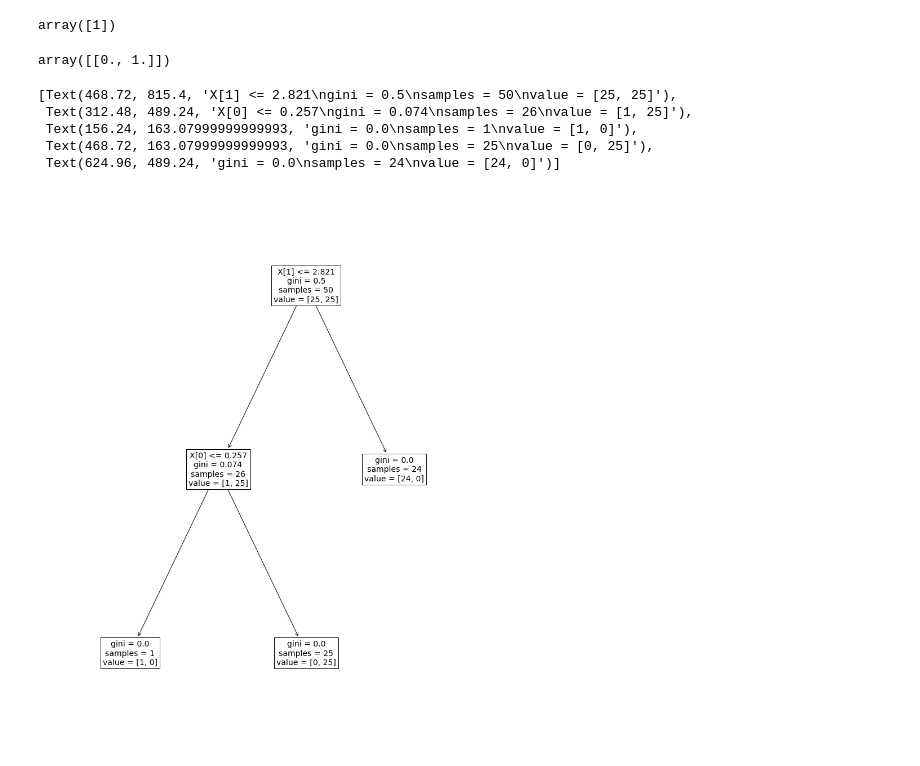
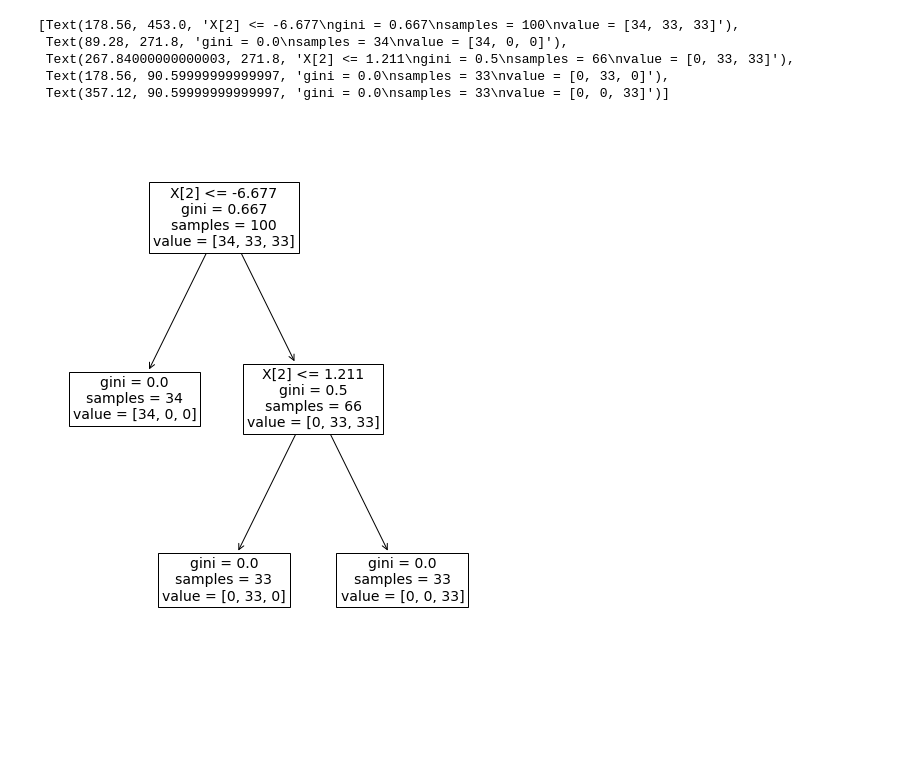
Before and after one commit to werowe/MLBook, a Jupyter notebook: DecisionTree.ipynb, the cells around one changed output. Drawn from its saved outputs; the diff is of its cells as text; code cells hidden in the pictures; blank space fills up the shorter version.

```diff
--- a/DecisionTree.ipynb
+++ b/DecisionTree.ipynb
@@ -4,26 +4,18 @@ import matplotlib.pyplot as plt
 from sklearn import tree
 from sklearn.datasets import make_blobs
 
-X , y = make_blobs(n_samples=50, centers=2, random_state=0)
+x,y = make_blobs(n_samples=100, n_features=3)
 
 clf = tree.DecisionTreeClassifier()
 
-clf = clf.fit(X, y)
-
-clf.predict([[2., 2.]])
+clf = clf.fit(x, y)
-# %% [output]
-array([1])
-# %%
-clf.predict_proba([[2., 2.]])
-# %% [output]
-array([[0., 1.]])
 # %%
-plt.figure(figsize= [14, 18])
+plt.figure(figsize= [8, 10])
 tree.plot_tree(clf,fontsize=14)
 # %% [output]
-[Text(468.72, 815.4, 'X[1] <= 2.821\ngini = 0.5\nsamples = 50\nvalue = [25, 25]'),
- Text(312.48, 489.24, 'X[0] <= 0.257\ngini = 0.074\nsamples = 26\nvalue = [1, 25]'),
- Text(156.24, 163.07999999999993, 'gini = 0.0\nsamples = 1\nvalue = [1, 0]'),
- Text(468.72, 163.07999999999993, 'gini = 0.0\nsamples = 25\nvalue = [0, 25]'),
- Text(624.96, 489.24, 'gini = 0.0\nsamples = 24\nvalue = [24, 0]')]
+[Text(178.56, 453.0, 'X[2] <= -6.677\ngini = 0.667\nsamples = 100\nvalue = [34, 33, 33]'),
+ Text(89.28, 271.8, 'gini = 0.0\nsamples = 34\nvalue = [34, 0, 0]'),
+ Text(267.84000000000003, 271.8, 'X[2] <= 1.211\ngini = 0.5\nsamples = 66\nvalue = [0, 33, 33]'),
+ Text(178.56, 90.59999999999997, 'gini = 0.0\nsamples = 33\nvalue = [0, 33, 0]'),
+ Text(357.12, 90.59999999999997, 'gini = 0.0\nsamples = 33\nvalue = [0, 0, 33]')]
-[figure, old version]
+[figure, new version]
```
Also changed, not shown: parts of 3 cells of this notebook.
